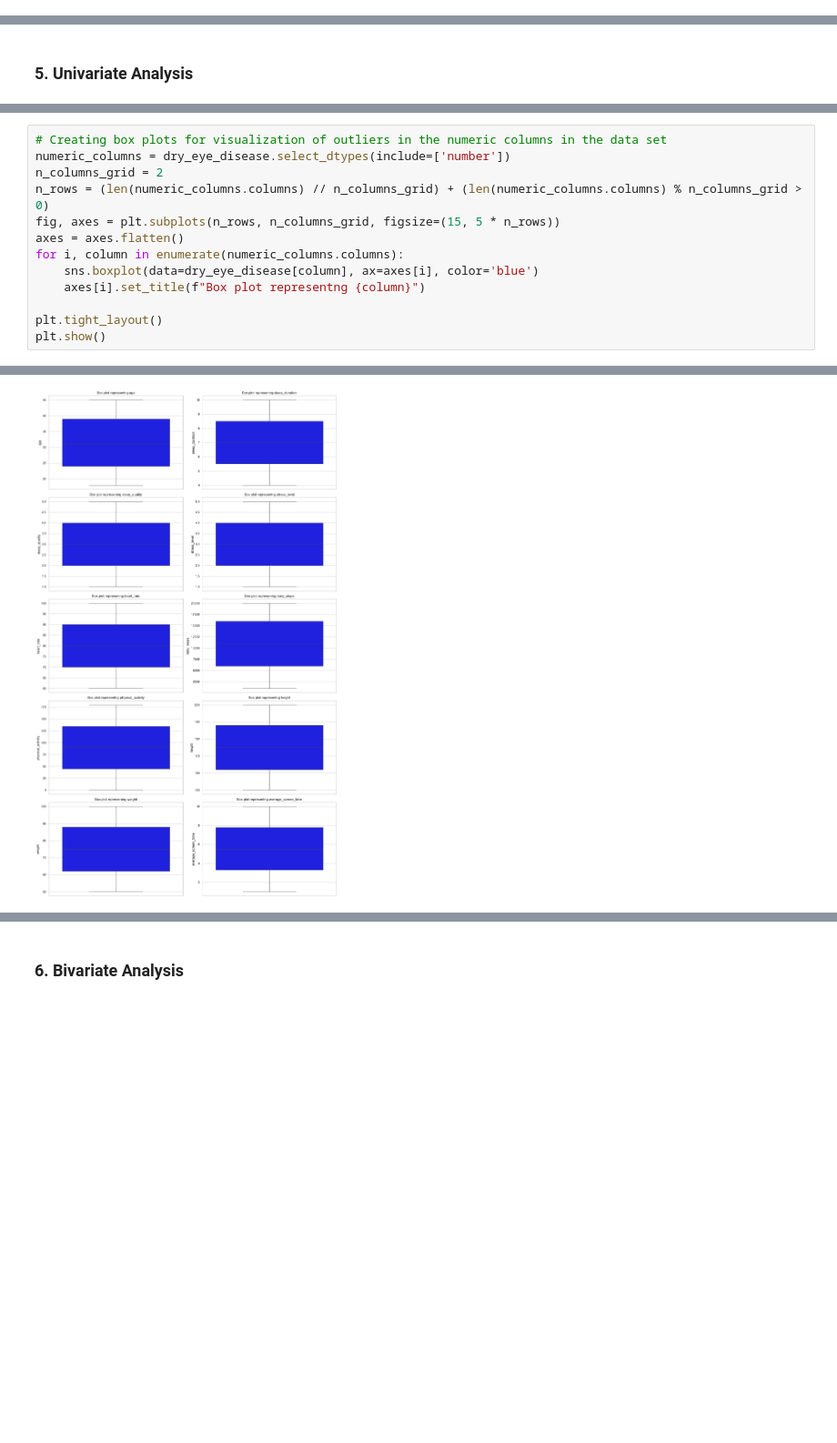
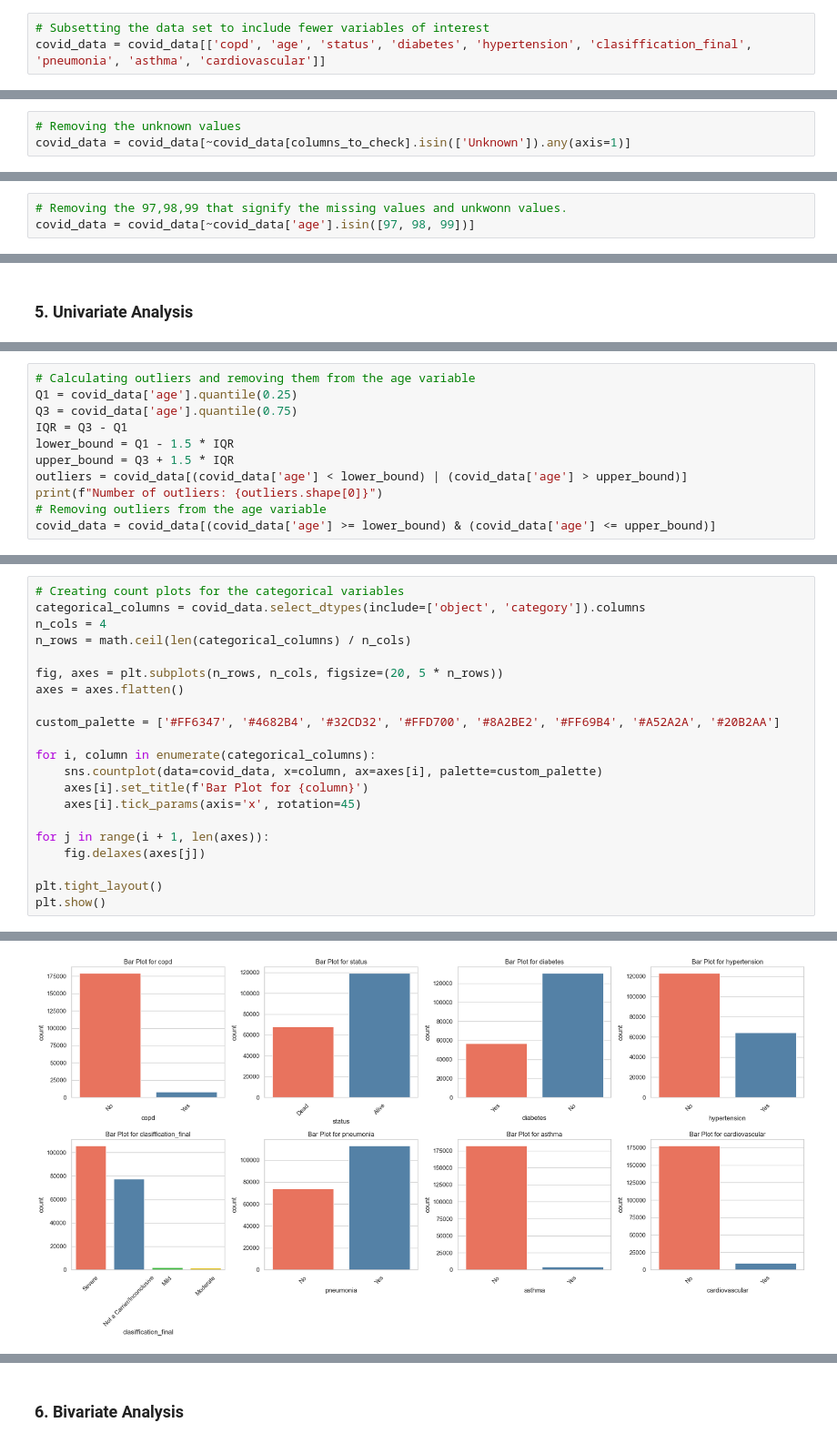
Before and after one commit to pratyush-kundu-99/data_alchemy_assignments, a Jupyter notebook: Assignment_week3.ipynb, the cells around one changed output, grey strips where cells are left out. Shown at 91% size. Saved outputs shown, nothing was run; the diff lists cells and outputs as text; blank space fills up the shorter version.

Commit message:
Data Alchemy Repo

```diff
--- a/Assignment_week3.ipynb
+++ b/Assignment_week3.ipynb
@@ -55,0 +123,3 @@ There are no missing values in the dataset.
+# %%
+# Subsetting the data set to include fewer variables of interest
+covid_data = covid_data[['copd', 'age', 'status', 'diabetes', 'hypertension', 'clasiffication_final', 'pneumonia', 'asthma', 'cardiovascular']]
@@ -153,0 +301,3 @@ Yes missing data can be insightful as it can have special aspect about the data
+# %%
+# Removing the unknown values
+covid_data = covid_data[~covid_data[columns_to_check].isin(['Unknown']).any(axis=1)]
@@ -153,0 +343,3 @@ Yes missing data can be insightful as it can have special aspect about the data
+# %%
+# Removing the 97,98,99 that signify the missing values and unkwonn values.
+covid_data = covid_data[~covid_data['age'].isin([97, 98, 99])]
@@ -202,0 +409,11 @@ N/A
+# %%
+# Calculating outliers and removing them from the age variable
+Q1 = covid_data['age'].quantile(0.25)
+Q3 = covid_data['age'].quantile(0.75)
+IQR = Q3 - Q1
+lower_bound = Q1 - 1.5 * IQR
+upper_bound = Q3 + 1.5 * IQR
+outliers = covid_data[(covid_data['age'] < lower_bound) | (covid_data['age'] > upper_bound)]
+print(f"Number of outliers: {outliers.shape[0]}")
+# Removing outliers from the age variable
+covid_data = covid_data[(covid_data['age'] >= lower_bound) & (covid_data['age'] <= upper_bound)]
@@ -203,13 +433,21 @@ N/A
 # %%
-# Creating box plots for visualization of outliers in the numeric columns in the data set
-numeric_columns = dry_eye_disease.select_dtypes(include=['number'])
-n_columns_grid = 2
-n_rows = (len(numeric_columns.columns) // n_columns_grid) + (len(numeric_columns.columns) % n_columns_grid > 0)
-fig, axes = plt.subplots(n_rows, n_columns_grid, figsize=(15, 5 * n_rows))
+# Creating count plots for the categorical variables
+categorical_columns = covid_data.select_dtypes(include=['object', 'category']).columns
+n_cols = 4
+n_rows = math.ceil(len(categorical_columns) / n_cols)
+
+fig, axes = plt.subplots(n_rows, n_cols, figsize=(20, 5 * n_rows))
 axes = axes.flatten()
-for i, column in enumerate(numeric_columns.columns):
-    sns.boxplot(data=dry_eye_disease[column], ax=axes[i], color='blue')
-    axes[i].set_title(f"Box plot representng {column}")
+
+custom_palette = ['#FF6347', '#4682B4', '#32CD32', '#FFD700', '#8A2BE2', '#FF69B4', '#A52A2A', '#20B2AA']
+
+for i, column in enumerate(categorical_columns):
+    sns.countplot(data=covid_data, x=column, ax=axes[i], palette=custom_palette)
+    axes[i].set_title(f'Bar Plot for {column}')
+    axes[i].tick_params(axis='x', rotation=45)
+
+for j in range(i + 1, len(axes)):
+    fig.delaxes(axes[j])
 
 plt.tight_layout()
 plt.show()
@@ -217 +472 @@ plt.show()
-[figure, old version]
+[figure, new version]
```
Also changed, not shown: parts of 61 cells of this notebook, 7 other files.
